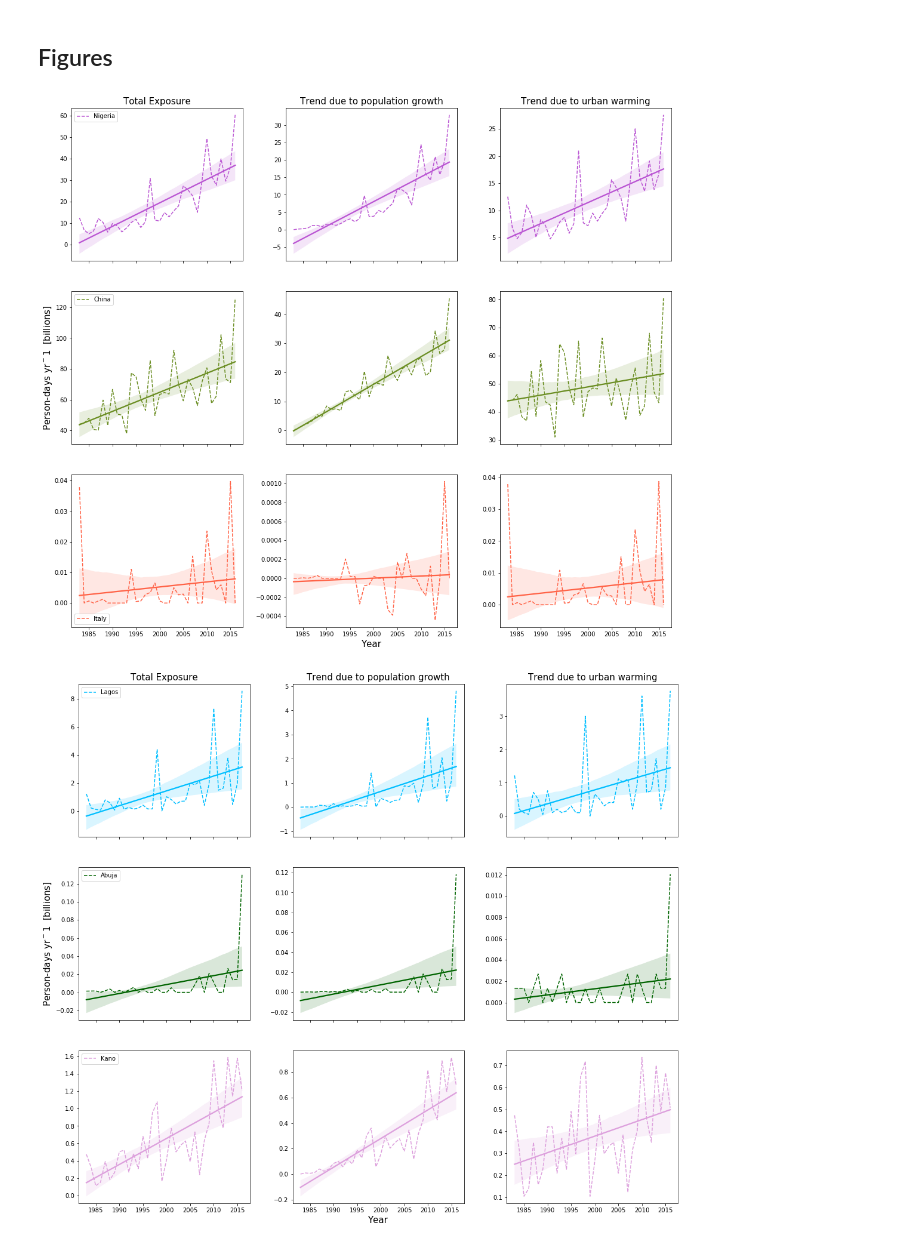
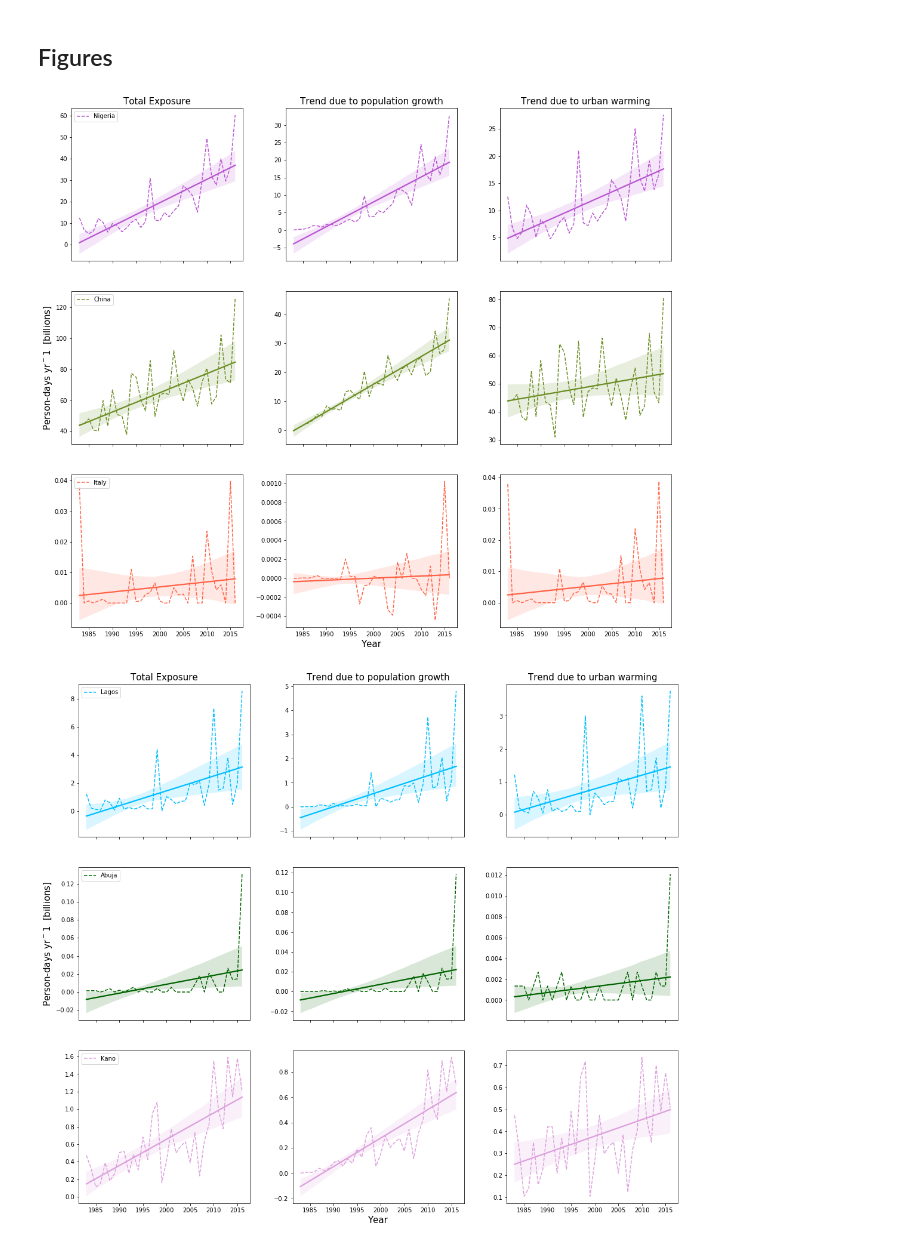
Before and after one commit to ecohydro/GlobalUrbanHeat, a Jupyter notebook: Notebooks/cpt_MS_supplement.ipynb, the cells around one changed output. Saved outputs shown, nothing was run; the diff lists cells and outputs as text; code cells hidden in the pictures.

```diff
--- a/Notebooks/cpt_MS_supplement.ipynb
+++ b/Notebooks/cpt_MS_supplement.ipynb
@@ -295,7 +295,7 @@ top50.to_csv(DATA_IN+'processed/PNAS-DATA-v2/WBGT32_1D_EXP-TOP50.csv')
 ## Figures
 # %%
 #### Make Supplement 2
-FN_OUT = 'FIGS2-WBGT32_1D-Final.png'
+FN_OUT = 'FIGS7-WBGT32_1D-Final.tiff'
 
 rcParams['mathtext.default'] = 'regular' # set text to reg, not italic
 
@@ -363,34 +363,34 @@ col = 'people_days'
 df = HI_STATS[HI_STATS['CTR_MN_NM'] == country]
 X_year = list(df.groupby('year')['ID_HDC_G0'].mean().index)
 Y_stats = list(df.groupby('year')[col].sum()/ scale)
 axs[2][0].plot(X_year, Y_stats, color = color, linestyle = '--')
-axs[2][0].legend(labels = [country])
+axs[2][0].legend(labels = [country], loc = 'upper left')
 sns.regplot(X_year, Y_stats, color = color, ax = axs[2][0], scatter = False, truncate = True)
 
 col = 'people_days_pop'
 df = HI_STATS[HI_STATS['CTR_MN_NM'] == country]
 X_year = list(df.groupby('year')['ID_HDC_G0'].mean().index)
 Y_stats = list(df.groupby('year')[col].sum()/ scale)
 axs[2][1].plot(X_year, Y_stats, color = color, linestyle = '--')
 sns.regplot(X_year, Y_stats, color = color, ax = axs[2][1], scatter = False, truncate = True)
 
 col = 'people_days_heat'
 df = HI_STATS[HI_STATS['CTR_MN_NM'] == country]
 X_year = list(df.groupby('year')['ID_HDC_G0'].mean().index)
 Y_stats = list(df.groupby('year')[col].sum()/ scale)
 axs[2][2].plot(X_year, Y_stats, color = color, linestyle = '--')
 sns.regplot(X_year, Y_stats, color = color, ax = axs[2][2], scatter = False, truncate = True)
 
 # Axis labels & Titles
 axs[0][0].set_title('Total Exposure', size = 15 )
 axs[0][1].set_title('Trend due to population growth', size = 15)
 axs[0][2].set_title('Trend due to urban warming', size = 15)
 axs[2][1].set_xlabel('Year', fontsize = 15)
 axs[1][0].set_ylabel('Person-days $yr^-1$  [billions] ', fontsize = 15)
 
 # save it out
 plt.savefig(FIG_OUT+FN_OUT, dpi = 300, bbox_inches='tight')
 # %% [output]
-[figure, old version]
+[figure, new version]
 # %%
 #### Make Figure S3 and save it
```
Also changed, not shown: parts of 5 cells of this notebook, 4 other files.
